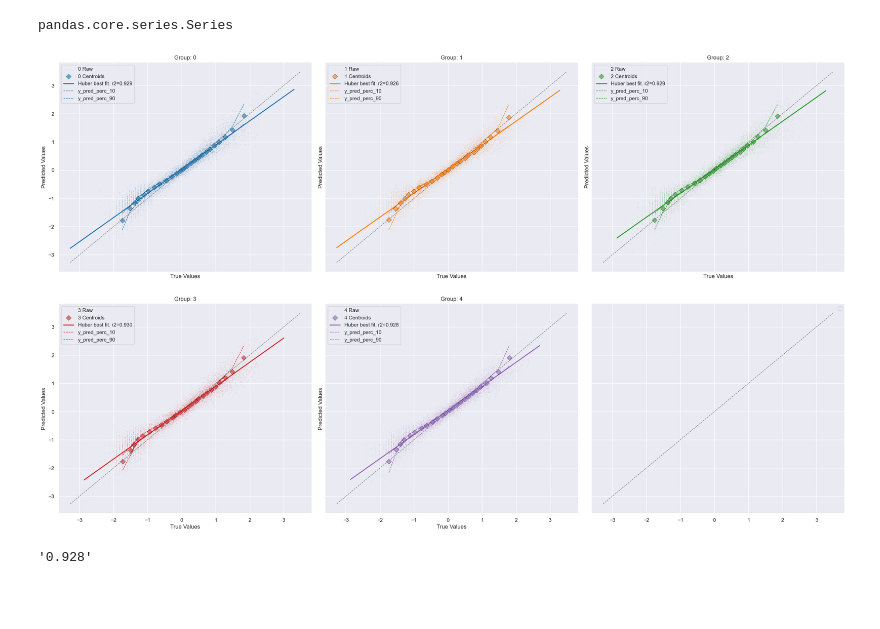
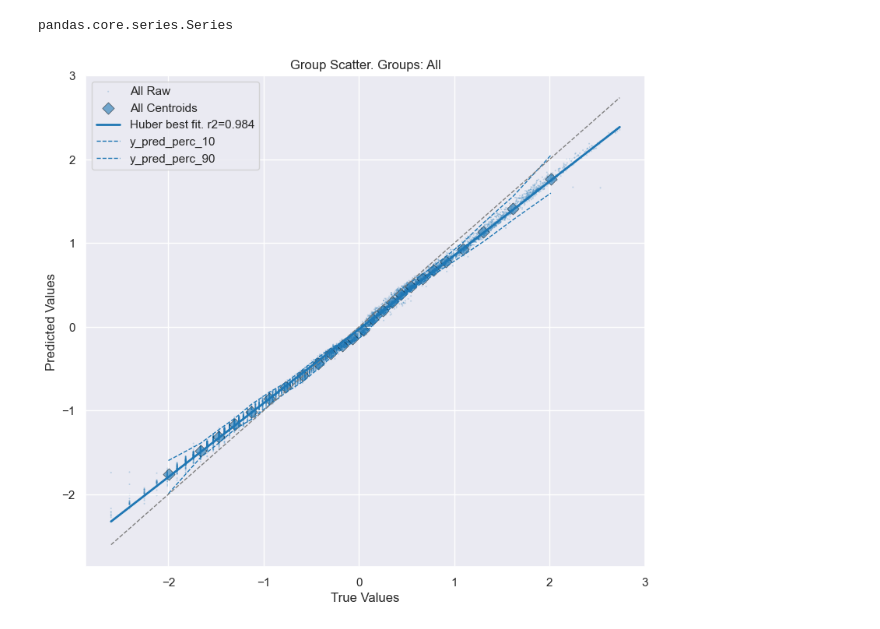
Before and after one commit to akseldkw07/kret_projects, a Jupyter notebook: projects/beijing/run-beijing.ipynb, the cells around one changed output. Saved outputs shown, nothing was run; the diff lists cells and outputs as text; code cells hidden in the pictures; blank space fills up the shorter version.

```diff
--- a/projects/beijing/run-beijing.ipynb
+++ b/projects/beijing/run-beijing.ipynb
@@ -185,7 +194,9 @@ PosixPath('/Users/Akseldkw/coding/data_kretsinger/lightning_logs/BeijingAirQuali
 # %%
-tensor1d = TensorDatasetCustom.from_pd_xy(beijing_dm.x_y_processed.X, beijing_dm.x_y_processed.y)
+tensor1d = TensorDatasetCustom.from_pd_xy(
+    beijing_dm.x_y_processed.X.iloc[beijing_dm.SplitIdx.val], beijing_dm.x_y_processed.y.iloc[beijing_dm.SplitIdx.val]
+)
 tensor_temporal = UKS_TORCH_UTILS.create_sequence(tensor1d, sequence_length=beijing_dm.sequence_length, target_offset=0)
 # %%
-y_val = tensor_temporal.tensors[1].to(beijing_lstm.device)
+y_val = tensor_temporal.tensors[1].to(beijing_lstm_load.device)
 y_val.shape
 # %% [output]
@@ -193,5 +224,5 @@ torch.Size([41733, 1])
 # %%
-y_hat = beijing_lstm(tensor_temporal.tensors[0].to(beijing_lstm.device))
+y_hat = beijing_lstm_load(tensor_temporal.tensors[0].to(beijing_lstm_load.device))
 # %%
 r2_score_pt(y_hat, y_val)
 # %% [output]
@@ -214,18 +245,14 @@ from kret_matplotlib.groupscatter import GroupScatter
 ones = np.ones_like(y_val.squeeze(-1).numpy(force=True))
 random_ints = np.random.randint(0, 5, size=y_val.shape[0])
 # %%
-gs = GroupScatter(y_val, y_hat, random_ints, regression_func="Huber")
+gs = GroupScatter(y_val, y_hat, regression_func="Huber")
 # %%
 type(gs._df_input.category)
 # %% [output]
 pandas.core.series.Series
 # %%
-gs.plot(ax="separate", scatters=("centroids", "raw"), percentiles=(10,))
+gs.plot(ax="shared", scatters=("centroids", "raw"), percentiles=(10,))
 # %% [output]
-[figure, old version]
+[figure, new version]
 # %%
 r2 = r2_score_pt(y_hat, y_val).item()
-# %%
-f"{r2:.3f}"
-# %% [output]
-'0.928'
```
Also changed, not shown: parts of 20 cells of this notebook, 1 other file.
